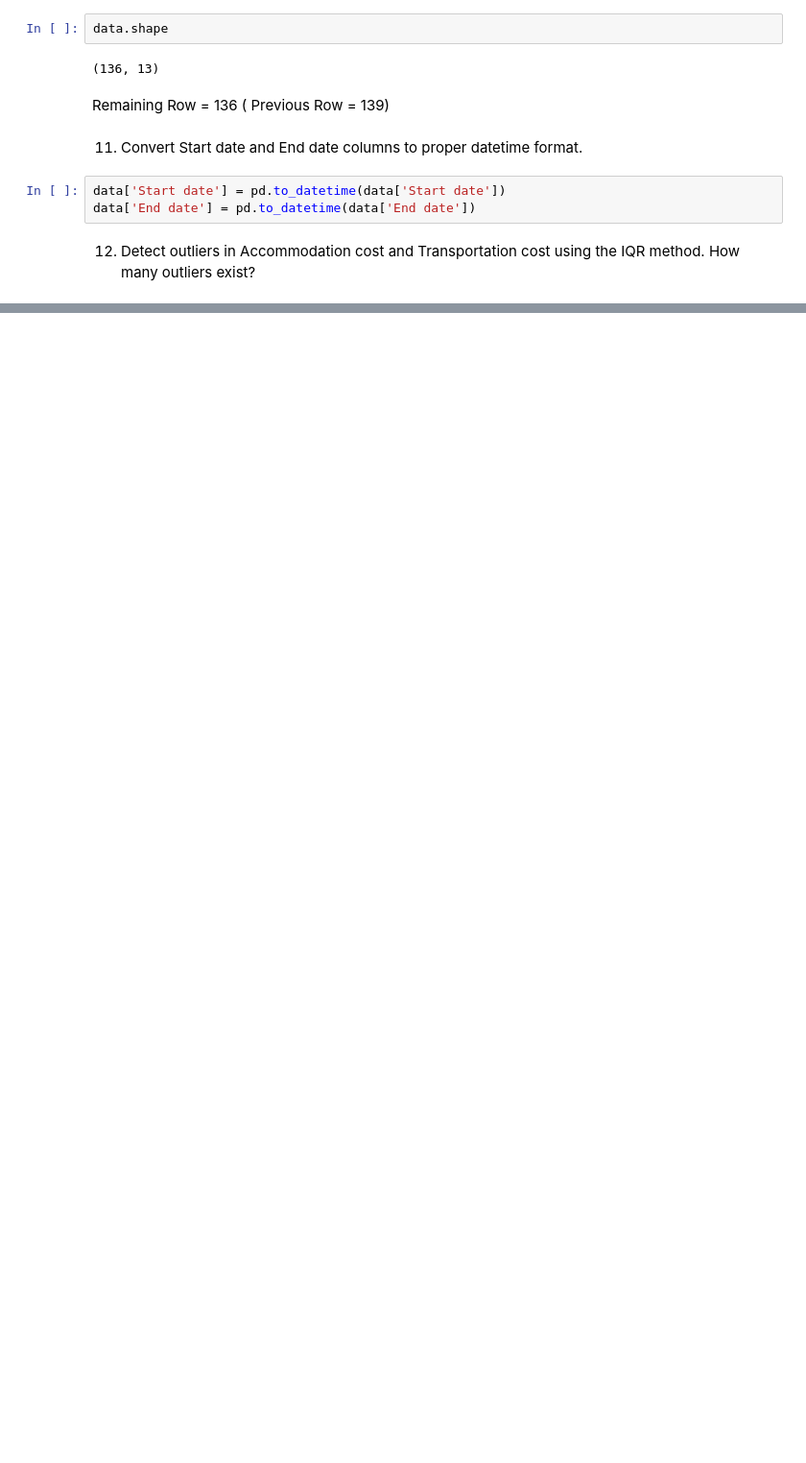
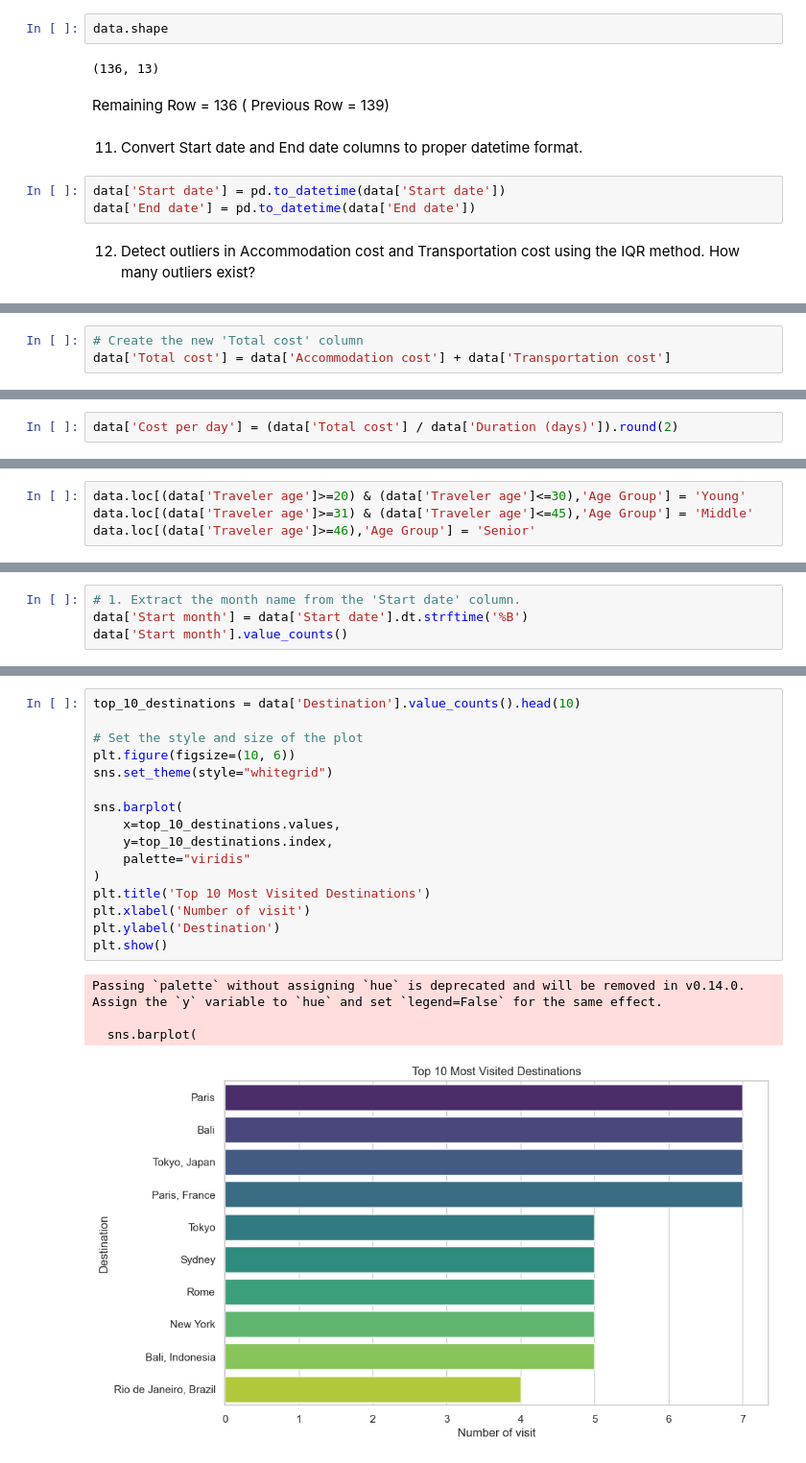
Before and after one commit to bikashsahani/Travel-Data-Analysis, a Jupyter notebook: Travel_data_analysis.ipynb, the cells around one changed output, grey strips where cells are left out. Shown at 96% size. Drawn from its saved outputs; the diff is of its cells as text; blank space fills up the shorter version.

Commit message:
data Manipulation

```diff
--- a/Travel_data_analysis.ipynb
+++ b/Travel_data_analysis.ipynb
@@ -324,0 +352,3 @@ data['End date'] = pd.to_datetime(data['End date'])
+# %%
+# Create the new 'Total cost' column
+data['Total cost'] = data['Accommodation cost'] + data['Transportation cost']
@@ -324,0 +365,2 @@ data['End date'] = pd.to_datetime(data['End date'])
+# %%
+data['Cost per day'] = (data['Total cost'] / data['Duration (days)']).round(2)
@@ -324,0 +377,4 @@ data['End date'] = pd.to_datetime(data['End date'])
+# %%
+data.loc[(data['Traveler age']>=20) & (data['Traveler age']<=30),'Age Group'] = 'Young'
+data.loc[(data['Traveler age']>=31) & (data['Traveler age']<=45),'Age Group'] = 'Middle'
+data.loc[(data['Traveler age']>=46),'Age Group'] = 'Senior'
@@ -324,0 +515,4 @@ data['End date'] = pd.to_datetime(data['End date'])
+# %%
+# 1. Extract the month name from the 'Start date' column.
+data['Start month'] = data['Start date'].dt.strftime('%B')
+data['Start month'].value_counts()
@@ -324,0 +565,21 @@ data['End date'] = pd.to_datetime(data['End date'])
+# %%
+top_10_destinations = data['Destination'].value_counts().head(10)
+
+# Set the style and size of the plot
+plt.figure(figsize=(10, 6))
+sns.set_theme(style="whitegrid")
+
+sns.barplot(
+    x=top_10_destinations.values,
+    y=top_10_destinations.index,
+    palette="viridis"
+)
+plt.title('Top 10 Most Visited Destinations')
+plt.xlabel('Number of visit')
+plt.ylabel('Destination')
+plt.show()
+# %% [output]
+Passing `palette` without assigning `hue` is deprecated and will be removed in v0.14.0. Assign the `y` variable to `hue` and set `legend=False` for the same effect.
+
+  sns.barplot(
+[figure, added]
```
Also changed, not shown: parts of 62 cells of this notebook.
